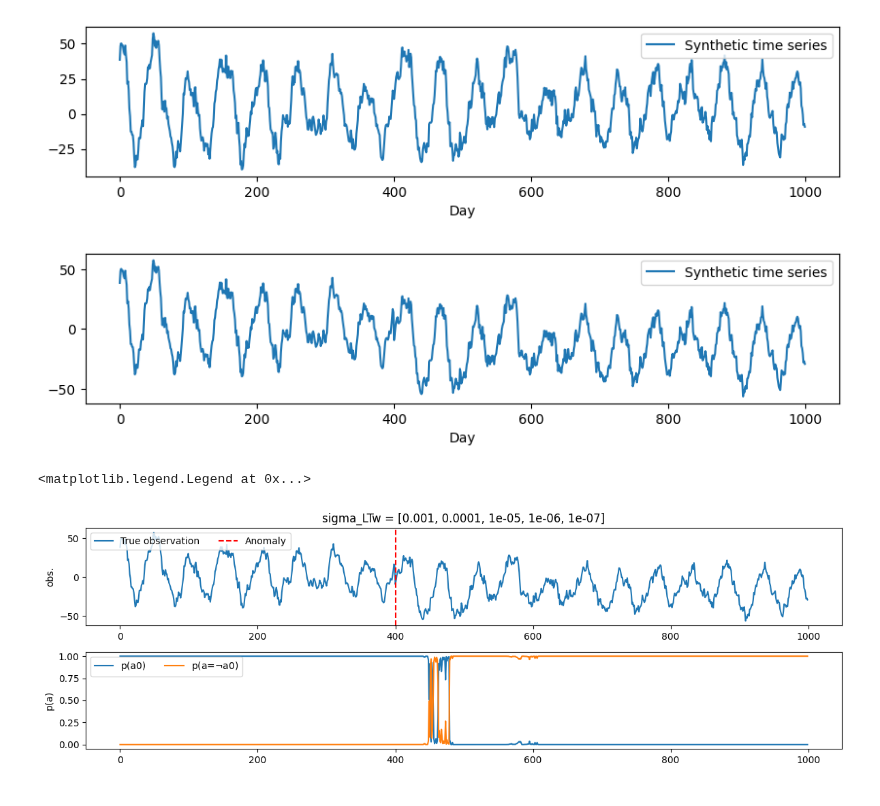
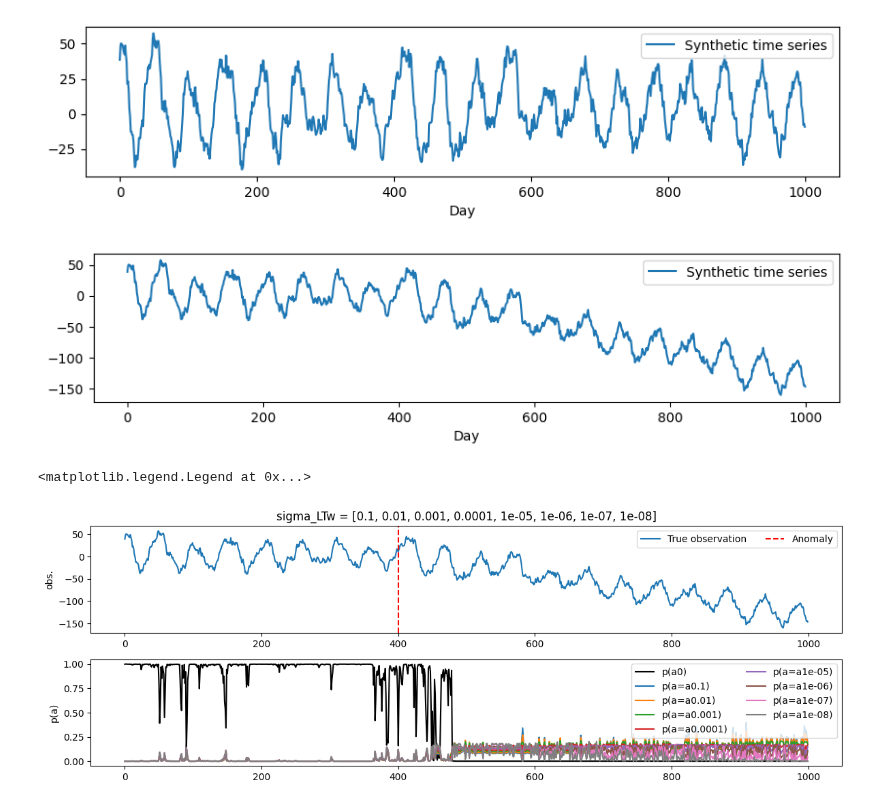
Before and after one commit to zhanwen-xin/cuTAGI, a Jupyter notebook: examples/MetaModelAR_trigger_propability.ipynb, the cells around one changed output. Cells and saved outputs as stored; diff of their text form; code cells hidden in the pictures.

```diff
--- a/examples/MetaModelAR_trigger_propability.ipynb
+++ b/examples/MetaModelAR_trigger_propability.ipynb
@@ -75,13 +75,13 @@ anm_mag = - (np.sqrt(AR_stationary_var)*1) / 50
 LL_anm_mag = -20
 for i in range(num_steps):
     # Add anomaly
+    if i >= anm_pos:
+        data_generator.time_series['y'][i] += anm_mag * (i - anm_pos)
     # if i >= anm_pos:
-    #     data_generator.time_series['y'][i] += anm_mag * (i - anm_pos)
-    if i >= anm_pos:
-        data_generator.time_series['y'][i] += LL_anm_mag
+    #     data_generator.time_series['y'][i] += LL_anm_mag
 data_generator.plot()
 # %% [output]
-[figure, old version]
+[figure, new version]
 # %%
 # # Save data_generator.time_series['y'] to .csv
 # observation_file_paths = ['data/observation.csv', 'data/dummy.csv', 'data/dummy2.csv']
@@ -95,8 +95,8 @@ from src.RL_functions.base_drift_candidate_model import base_drift_candidate_mod
 prior_a = [0.998, 0.002]
 trigger_pos = []
 
-baseline_process_error_var_all = [1e-2, 1e-3, 1e-4, 1e-5, 1e-6, 1e-7]
-# baseline_process_error_var_all = [1e-1]
+baseline_process_error_var_all = [1e-1, 1e-2, 1e-3, 1e-4, 1e-5, 1e-6, 1e-7, 1e-8]
+# baseline_process_error_var_all = [1e-2]
 x_likelihood_na_all = []
 x_likelihood_a_all = []
 y_likelihood_na_all = []
@@ -117,44 +117,66 @@ y_likelihood_a_all = np.array(y_likelihood_a_all).reshape(len(baseline_process_e
 p_a0 = y_likelihood_na_all[0] * np.prod(x_likelihood_na_all, axis=0) * prior_a[0] / \
             (y_likelihood_na_all[0] * np.prod(x_likelihood_na_all, axis=0) * prior_a[0] + \
              np.sum(y_likelihood_a_all * x_likelihood_a_all * prior_a[1]/len(baseline_process_error_var_all), axis=0))
-p_na0 = 1 - p_a0
+# p_a0 = np.sum(y_likelihood_na_all * x_likelihood_na_all * prior_a[0]/len(baseline_process_error_var_all), axis=0) / \
+#             (np.sum(y_likelihood_na_all * x_likelihood_na_all * prior_a[0]/len(baseline_process_error_var_all), axis=0) + \
+#              np.sum(y_likelihood_a_all * x_likelihood_a_all * prior_a[1]/len(baseline_process_error_var_all), axis=0))
+p_na0 = []
+for j in range(len(baseline_process_error_var_all)):
+    p_aj = y_likelihood_a_all[j] * x_likelihood_a_all[j] * prior_a[1]/len(baseline_process_error_var_all) / \
+            (y_likelihood_na_all[0] * np.prod(x_likelihood_na_all, axis=0) * prior_a[0] + \
+             np.sum(y_likelihood_a_all * x_likelihood_a_all * prior_a[1]/len(baseline_process_error_var_all), axis=0))
+    # p_aj = y_likelihood_a_all[j] * x_likelihood_a_all[j] * prior_a[1]/len(baseline_process_error_var_all) / \
+    #         (np.sum(y_likelihood_na_all * x_likelihood_na_all * prior_a[0]/len(baseline_process_error_var_all), axis=0) + \
+    #          np.sum(y_likelihood_a_all * x_likelihood_a_all * prior_a[1]/len(baseline_process_error_var_all), axis=0))
+    p_na0.append(p_aj)
+
+p_na0 = np.array(p_na0).reshape(len(baseline_process_error_var_all), num_steps)
 # %%
 # Plot prediction
 plt.rcParams["figure.autolayout"] = True
-fig = plt.figure(figsize=(12, 4))
+fig = plt.figure(figsize=(12, 6))
 gs = gridspec.GridSpec(2, 1)
 ax0 = plt.subplot(gs[0])
 # ax1 = plt.subplot(gs[2])
 # ax2 = plt.subplot(gs[3])
 # ax3 = plt.subplot(gs[4])
 # ax4 = plt.subplot(gs[5])
 # ax5 = plt.subplot(gs[6])
 # ax6 = plt.subplot(gs[7])
-ax7 = plt.subplot(gs[1])
+ax1 = plt.subplot(gs[1])
+# ax2 = plt.subplot(gs[2])
 
 ############ Base model ############
 ax0.plot(data_generator.time_series['timesteps'], data_generator.time_series['y'], label='True observation')
 if anm_mag != 0:
     ax0.axvline(x=anm_pos, color='r', linestyle='--', label='Anomaly')
-ax0.legend(loc='upper left', ncol = 2)
+ax0.legend(loc='upper right', ncol = 2)
 ax0.set_ylabel('obs.')
 ax0.set_title('sigma_LTw = ' + str(baseline_process_error_var_all))
 
-ax7.plot(data_generator.time_series['timesteps'], p_a0, label='p(a0)')
-ax7.plot(data_generator.time_series['timesteps'], p_na0, label=r'p(a=$\neg$a0)')
-ax7.set_ylabel('p(a)')
-ax7.legend(loc='upper left', ncol = 2)
+ax1.plot(data_generator.time_series['timesteps'], p_a0, 'k', label='p(a0)')
+# ax1.plot(data_generator.time_series['timesteps'], 1-p_a0, label='p(a=aj)')
+for j in range(len(baseline_process_error_var_all)):
+    ax1.plot(data_generator.time_series['timesteps'], p_na0[j], label='p(a=a' + str(baseline_process_error_var_all[j]) + ')')
+ax1.set_ylabel('p(a)')
+# ax1.set_ylim([0, 0.2])
+ax1.legend(loc='upper right', ncol = 2)
 
-# ax1.plot(data_generator.time_series['timesteps'], y_likelihood_a_all[0], label='action')
-# ax1.plot(data_generator.time_series['timesteps'], y_likelihood_na_all[0], label='no action')
-# ax1.set_ylabel('L_y')
-# ax1.set_title('sigma_LTw = ' + str(baseline_process_error_var_all[0]))
-# ax1.legend(loc='upper left', ncol = 2)
+# for j in range(len(baseline_process_error_var_all)):
+#     ax2.plot(data_generator.time_series['timesteps'], p_na0[j], label='p(a=a' + str(baseline_process_error_var_all[j]) + ')')
+# ax2.set_ylabel('p(a=aj)')
+# ax2.legend(loc='upper left', ncol = 2)
 
-# ax2.plot(data_generator.time_series['timesteps'], x_likelihood_a_all[0], label='action')
-# ax2.plot(data_generator.time_series['timesteps'], x_likelihood_na_all[0], label='no action')
-# ax2.set_ylabel('L_x')
+# ax2.plot(data_generator.time_series['timesteps'], y_likelihood_a_all[0], label='action')
+# ax2.plot(data_generator.time_series['timesteps'], y_likelihood_na_all[0], label='no action')
+# ax2.set_ylabel('L_y')
+# ax2.set_title('sigma_LTw = ' + str(baseline_process_error_var_all[0]))
 # ax2.legend(loc='upper left', ncol = 2)
+
+# ax3.plot(data_generator.time_series['timesteps'], x_likelihood_a_all[0], label='action')
+# ax3.plot(data_generator.time_series['timesteps'], x_likelihood_na_all[0], label='no action')
+# ax3.set_ylabel('L_x')
+# ax3.legend(loc='upper left', ncol = 2)
 # %% [output]
 <matplotlib.legend.Legend at 0x...>
-[figure, old version]
+[figure, new version]
```
Also changed, not shown: parts of 1 cell of this notebook, 2 other files.
